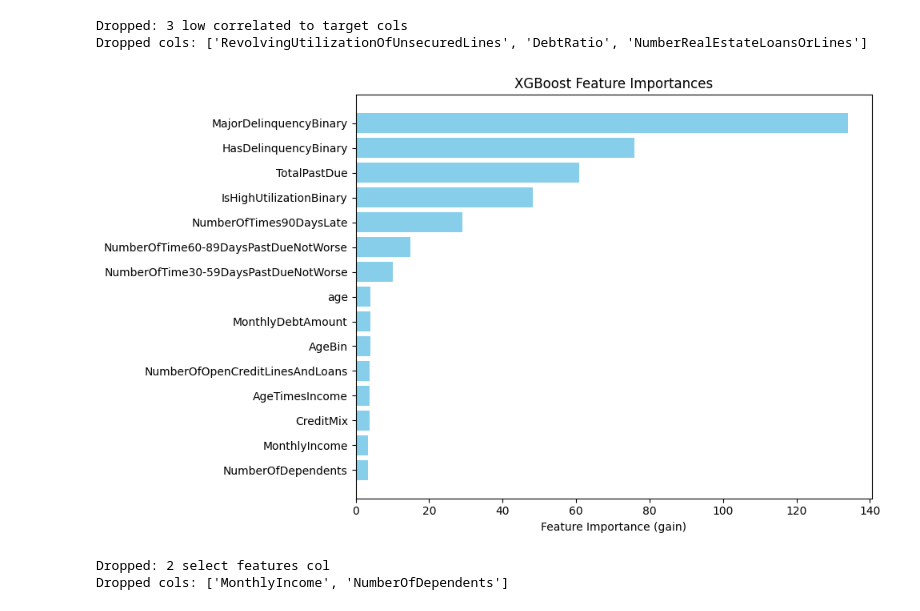
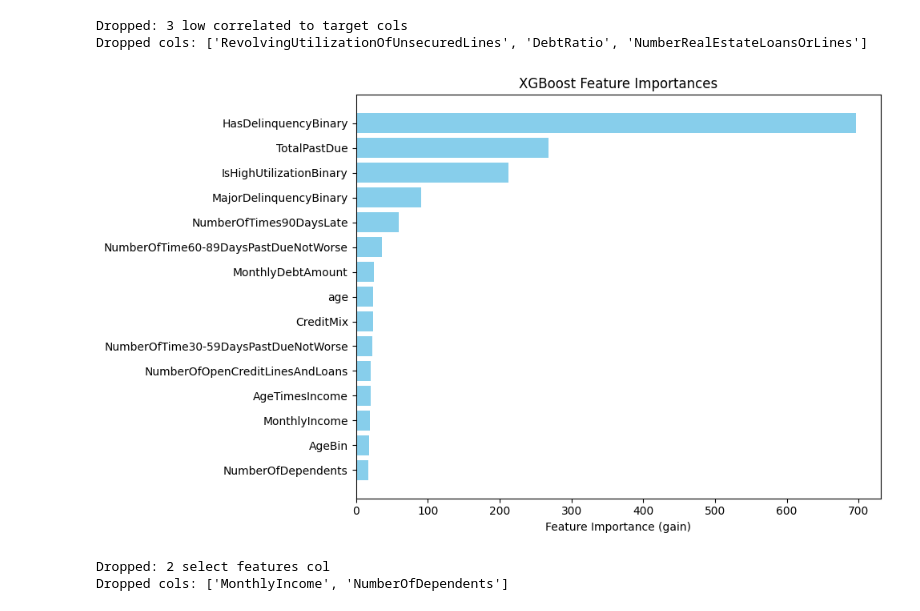
Before and after one commit to sunnysunny77/loan, a Jupyter notebook: cr.ipynb, the cells around one changed output. Saved outputs shown, nothing was run; the diff lists cells and outputs as text; code cells hidden in the pictures.

```diff
--- a/cr.ipynb
+++ b/cr.ipynb
@@ -699,9 +669,9 @@ Dropped: 3 low correlated to target cols
 Dropped cols: ['RevolvingUtilizationOfUnsecuredLines', 'DebtRatio', 'NumberRealEstateLoansOrLines']
 # %%
 # Plot features
-plot_feature_importance(df_corr, y_train, bias_mode=None)
+plot_feature_importance(df_corr, y_train, bias_mode=False)
 # %% [output]
-[figure, old version]
+[figure, new version]
 # %%
 # RFE numeric Feature selection
 df_selected, rfe_cols_to_drop = select_features(df_corr, y_train, n_features_to_select=11, bias_mode=None)
```
Also changed, not shown: parts of 12 cells of this notebook, 2 other files.
